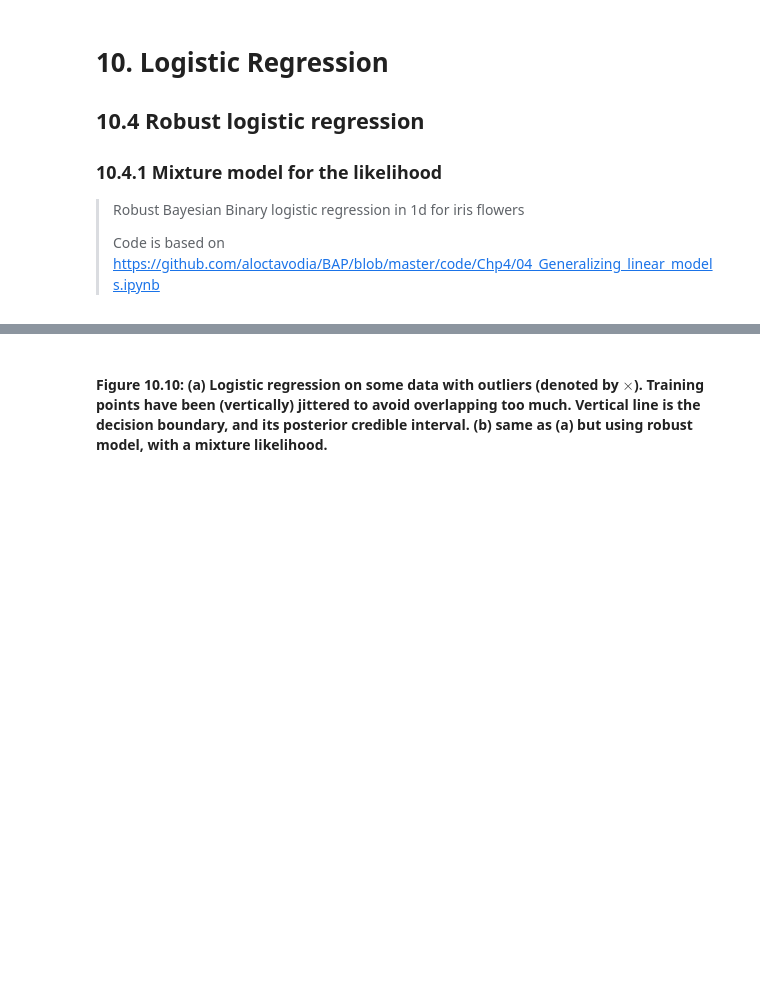
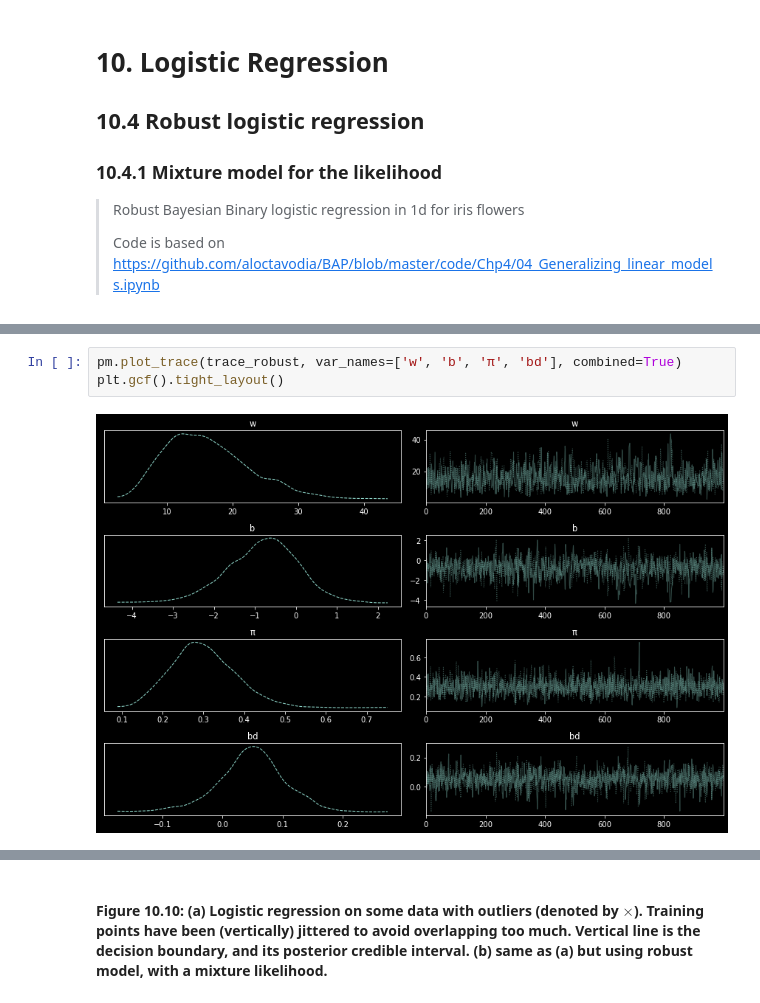
Before and after one commit to chofchof/probml, a Jupyter notebook: notebooks/book1/10/logreg_iris_bayes_robust_1d_pymc3.ipynb, the cells around one changed output, grey strips where cells are left out. Saved outputs shown, nothing was run; the diff lists cells and outputs as text; blank space fills up the shorter version.

```diff
--- a/notebooks/book1/10/logreg_iris_bayes_robust_1d_pymc3.ipynb
+++ b/notebooks/book1/10/logreg_iris_bayes_robust_1d_pymc3.ipynb
@@ -146,0 +121,5 @@ Wall time: 25.4 s
+# %%
+pm.plot_trace(trace_robust, var_names=['w', 'b', 'π', 'bd'], combined=True)
+plt.gcf().tight_layout()
+# %% [output]
+[figure, added]
```
Also changed, not shown: parts of 13 cells of this notebook, 5 other files.
